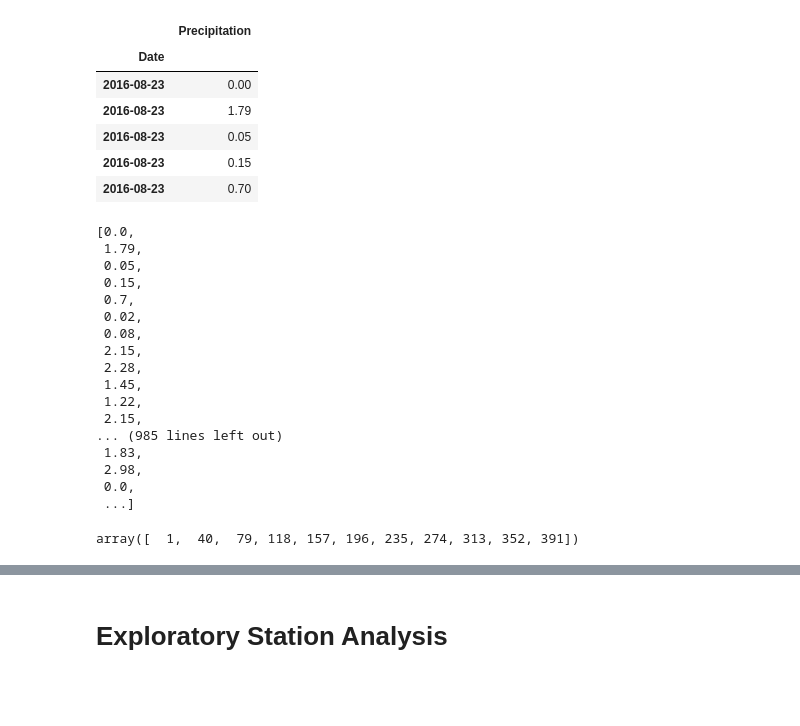
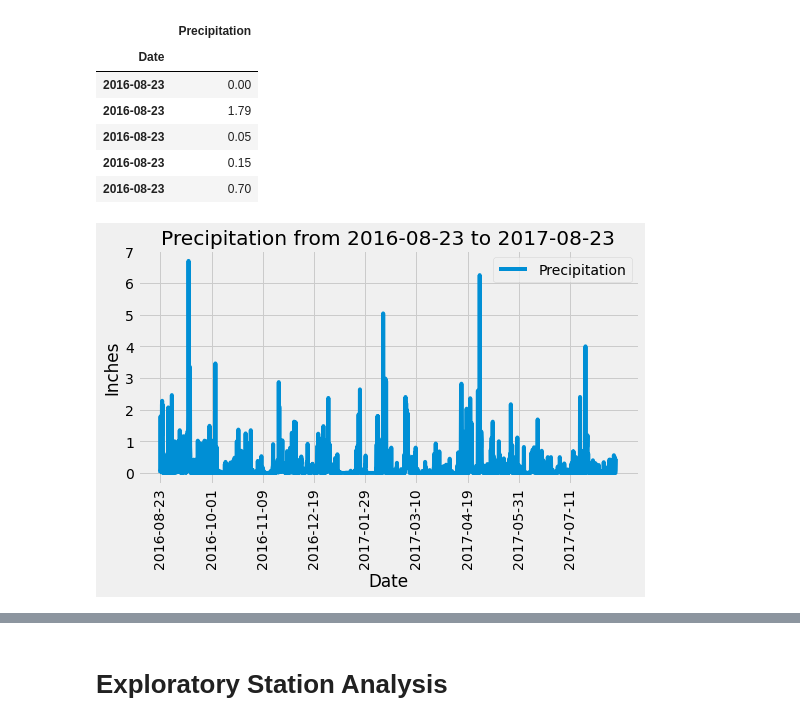
Before and after one commit to kim785/sqlalchemy-challenge, a Jupyter notebook: climate.ipynb, the cells around one changed output, grey strips where cells are left out. Drawn from its saved outputs; the diff is of its cells as text; code cells hidden in the pictures; blank space fills up the shorter version.

```diff
--- a/climate.ipynb
+++ b/climate.ipynb
@@ -79,24 +77,25 @@ session.query(*sel).order_by(Measurement.date.desc()).first()
 # %%
 # Design a query to retrieve the last 12 months of precipitation data and plot the results.
 # Starting from the most recent data point in the database.
+sel = [Measurement.id, Measurement.station, Measurement.date, Measurement.prcp, Measurement.tobs]
 most_recent = session.query(*sel).order_by(Measurement.date.desc()).first()
 
 # Calculate the date one year from the last date in data set.
-one_year_ago = dt.date(2017, 8, 23) - dt.timedelta(days=365)
+one_year = dt.date(2017, 8, 23) - dt.timedelta(days=365) # one_year = datetime.date(2016, 8, 23)
 
 # Perform a query to retrieve the data and precipitation scores
-prcp = session.query(Measurement.date, Measurement.prcp).filter(Measurement.date >= one_year_ago).all()
+prcp = session.query(Measurement.date, Measurement.prcp).filter(Measurement.date >= one_year).all()
 
 # Save the query results as a Pandas DataFrame and set the index to the date column
-prcp_df = pd.DataFrame(prcp, columns = ["Date", "Precipitation"])
-prcp_df.set_index("Date", inplace=True)
+prcp_df = pd.DataFrame(prcp, columns=["Date", "Precipitation"])
+prcp_df = prcp_df.set_index("Date")
 
 # Sort the dataframe by date
-prcp_df = prcp_df.sort_values("Date", ascending=True)
+prcp_df = prcp_df.sort_values("Date", ascending=True) #2230 rows x 1 column
 
-# Drop any null values
-prcp_df = prcp_df.dropna(how="any")
-prcp_df.head() # The DateFrame contains 2021 rows
+# Clean up the data to exclude null values
+prcp_df.dropna(how="any", inplace=True) # 2021 rows x 1 column
+prcp_df.head()
 # %% [output]
 |  | Precipitation |
 | Date |  |
@@ -105,36 +104,14 @@ prcp_df.head() # The DateFrame contains 2021 rows
 | 2016-08-23 | 0.05 |
 | 2016-08-23 | 0.15 |
 | 2016-08-23 | 0.70 |
-# %%
-# Use Pandas Plotting with Matplotlib to plot the data
-# Set variables
-x_variables = prcp_df.index.tolist()
-y_variables = prcp_df["Precipitation"].tolist()
-
-plt.figsize = (12,6)
-#prcp_df.plot(kind="bar", ylabel="Inches", xlabel="Date")
-#plt.xticks(rotation=90)
-# %% [output]
-[0.0,
- 1.79,
- 0.05,
- 0.15,
- 0.7,
- 0.02,
- 0.08,
- 2.15,
- 2.28,
- 1.45,
- 1.22,
- 2.15,
-... (985 lines left out)
- 1.83,
- 2.98,
- 0.0,
- ...]
-# %%
-# Use Pandas to calcualte the summary statistics for the precipitation data
-major_tick = np.arange(1,400,80)
-plt.xticks(major_tick)
-# %% [output]
-array([  1,  40,  79, 118, 157, 196, 235, 274, 313, 352, 391])
+# %%
+# Use Pandas Plotting with Matplotlib to plot the data
+
+major_tick = np.arange(0,2000,227)
+prcp_df.plot(label="Precipitation", ylabel="Inches", xticks=major_tick, use_index=True, figsize=(8,4))
+plt.legend()
+plt.xticks(rotation=90)
+plt.title("Precipitation from 2016-08-23 to 2017-08-23")
+plt.show()
+# %% [output]
+[figure, added]
```
Also changed, not shown: parts of 15 cells of this notebook.
